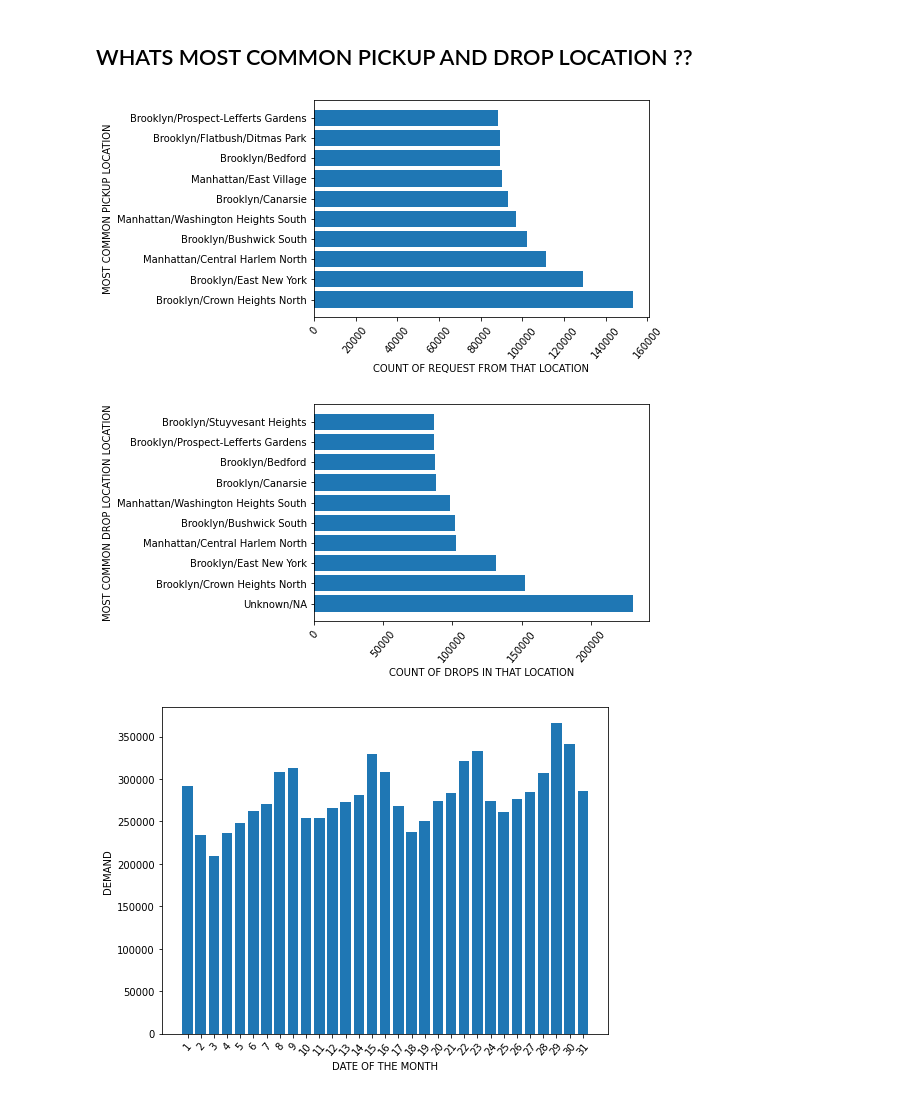
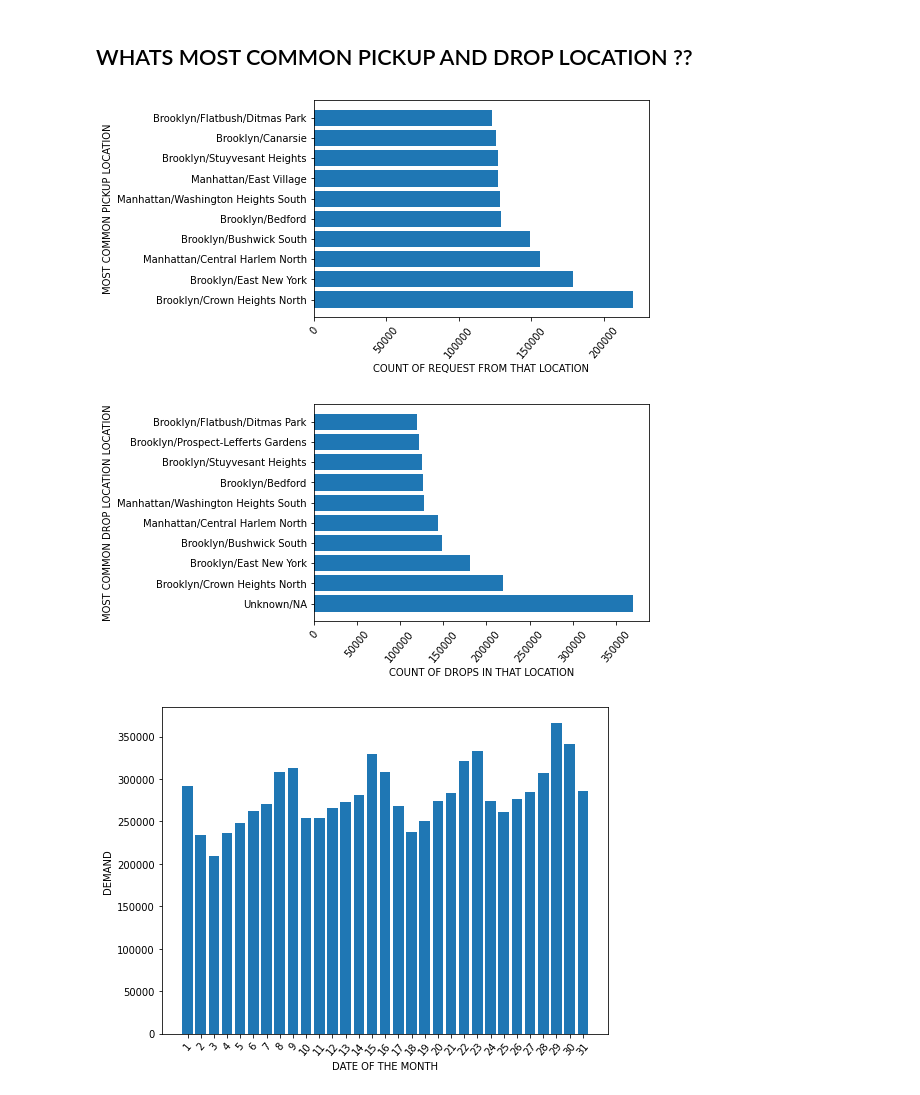
Before and after one commit to NAGSnag/DATA_ANALYSIS, a Jupyter notebook: NYC_RIDES_ANALYSIS.ipynb, the cells around one changed output. Saved outputs shown, nothing was run; the diff lists cells and outputs as text; code cells hidden in the pictures.

```diff
--- a/NYC_RIDES_ANALYSIS.ipynb
+++ b/NYC_RIDES_ANALYSIS.ipynb
@@ -112,22 +112,22 @@ plt.show()
 # %%
 lookup=pd.read_csv('taxi_zone_lookup.csv')
 
-a=uber['PULocationID'].value_counts().index[:10]
-b=uber['PULocationID'].value_counts().values[:10]
+a=data['PULocationID'].value_counts().index[:10]
+b=data['PULocationID'].value_counts().values[:10]
 loc=[]
 for i in a:
     loc.append(lookup['loc'][i-1])
 loc
 plt.barh(loc,width=b)
 plt.ylabel("MOST COMMON PICKUP LOCATION")
 plt.xlabel("COUNT OF REQUEST FROM THAT LOCATION")
 plt.xticks(rotation=50)
 plt.show()
 # %% [output]
-[figure, old version]
+[figure, new version]
 # %%
-a=uber['DOLocationID'].value_counts().index[:10]
-b=uber['DOLocationID'].value_counts().values[:10]
+a=data['DOLocationID'].value_counts().index[:10]
+b=data['DOLocationID'].value_counts().values[:10]
 loc=[]
 for i in a:
     loc.append(lookup['loc'][i-1])
@@ -138,7 +138,7 @@ plt.xlabel("COUNT OF DROPS IN THAT LOCATION")
 plt.xticks(rotation=50)
 plt.show()
 # %% [output]
-[figure, old version]
+[figure, new version]
 # %%
 plt.figure(figsize=(8,6))
 plt.bar(uber['date'].value_counts().index,uber['date'].value_counts().values)
```
Also changed, not shown: parts of 5 cells of this notebook.
